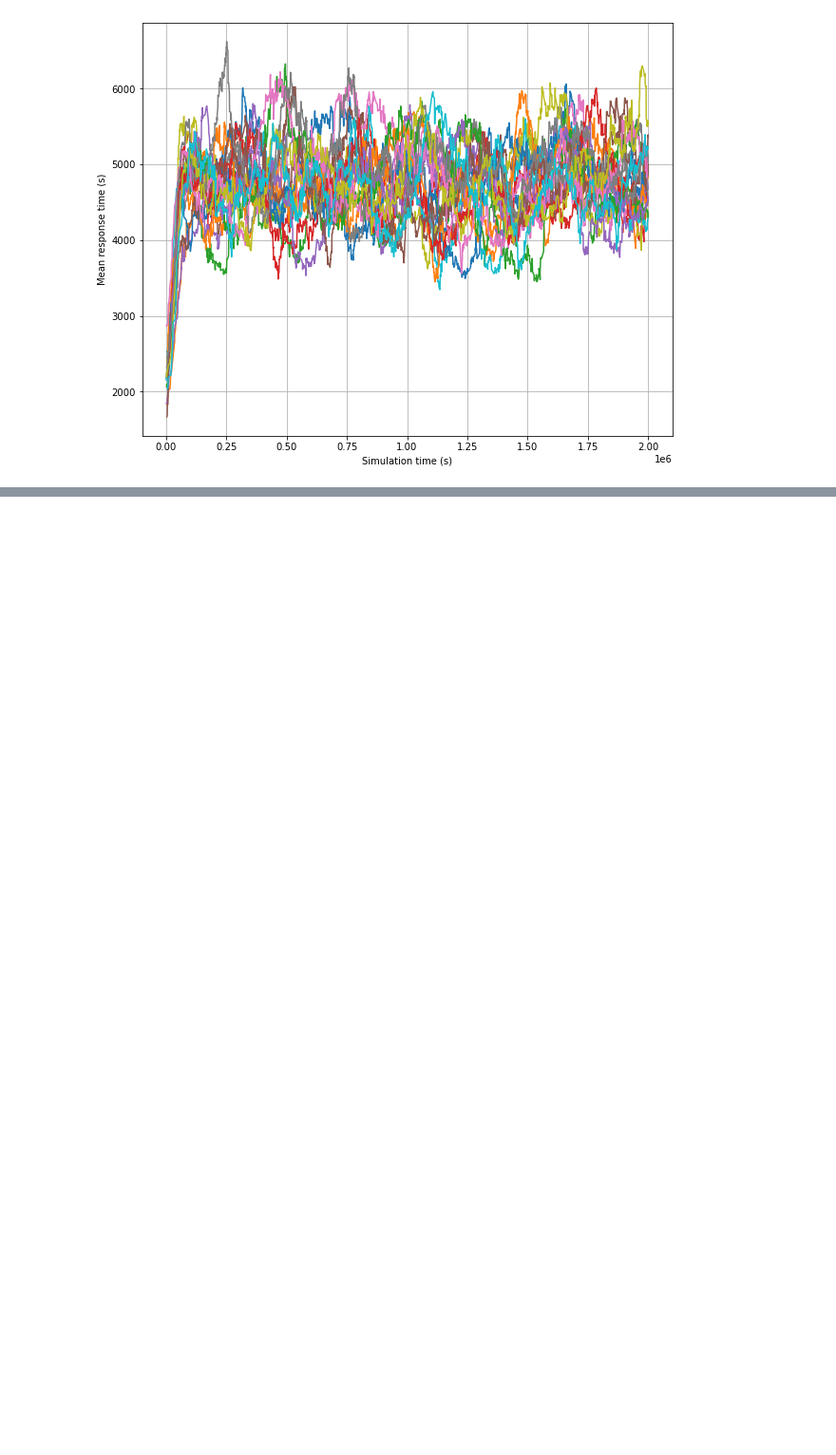
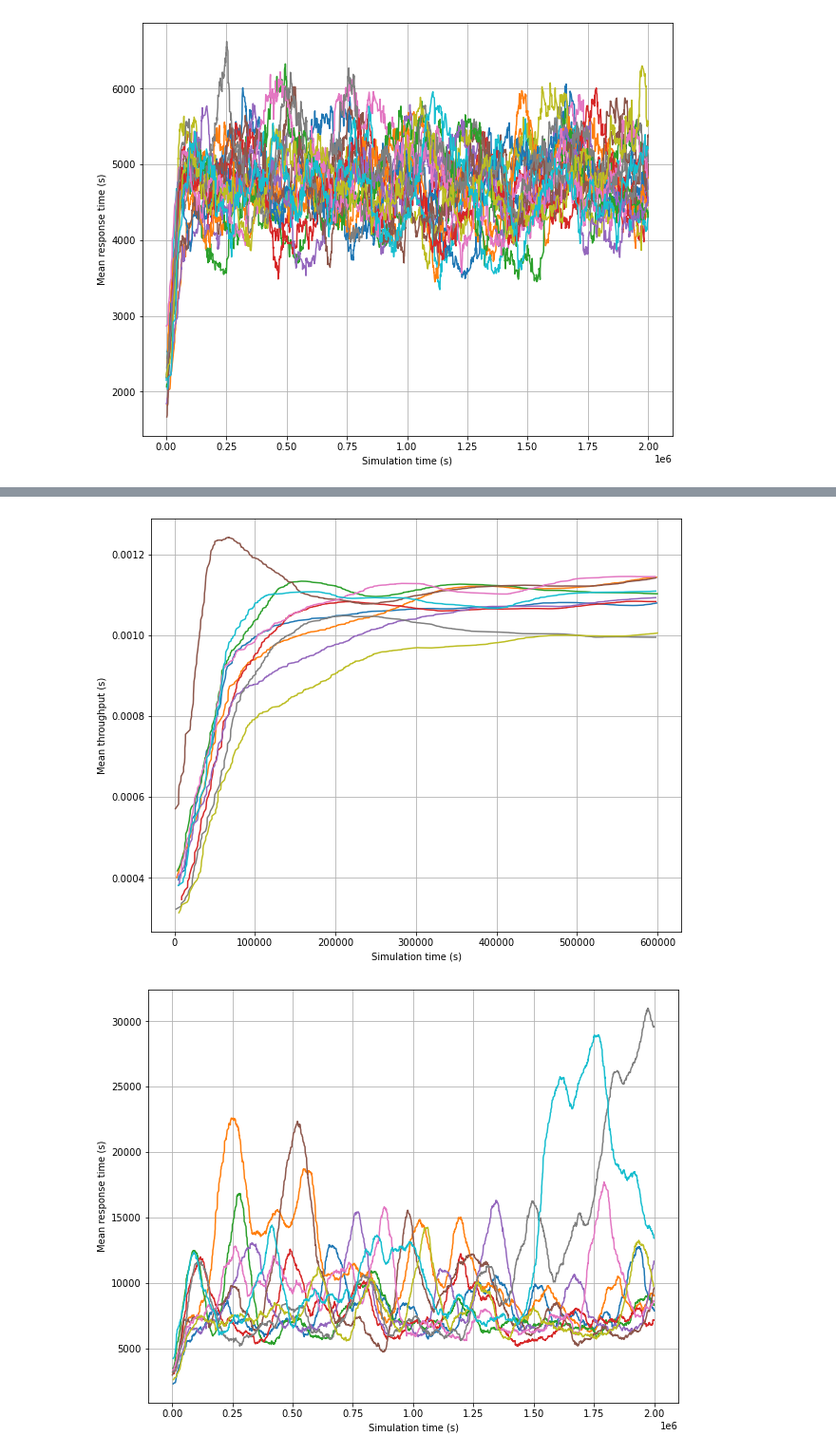
Before and after one commit to bendonio/Control-Tower-Project, a Jupyter notebook: CT/simulations/jupyter/warm_up.ipynb, the cells around one changed output, grey strips where cells are left out. Shown at 95% size. Cells and saved outputs as stored; diff of their text form; code cells hidden in the pictures; blank space fills up the shorter version.

```diff
--- a/CT/simulations/jupyter/warm_up.ipynb
+++ b/CT/simulations/jupyter/warm_up.ipynb
@@ -164,0 +242,7 @@ plot_rt(runs)
+# %%
+runs = find_runs({'**.landingTimeAvg': 500.0})
+plot_throughput(runs)
+plot_rt(runs)
+# %% [output]
+[figure, added]
+[figure, added]
```
Also changed, not shown: parts of 8 cells of this notebook, 4 other files.
